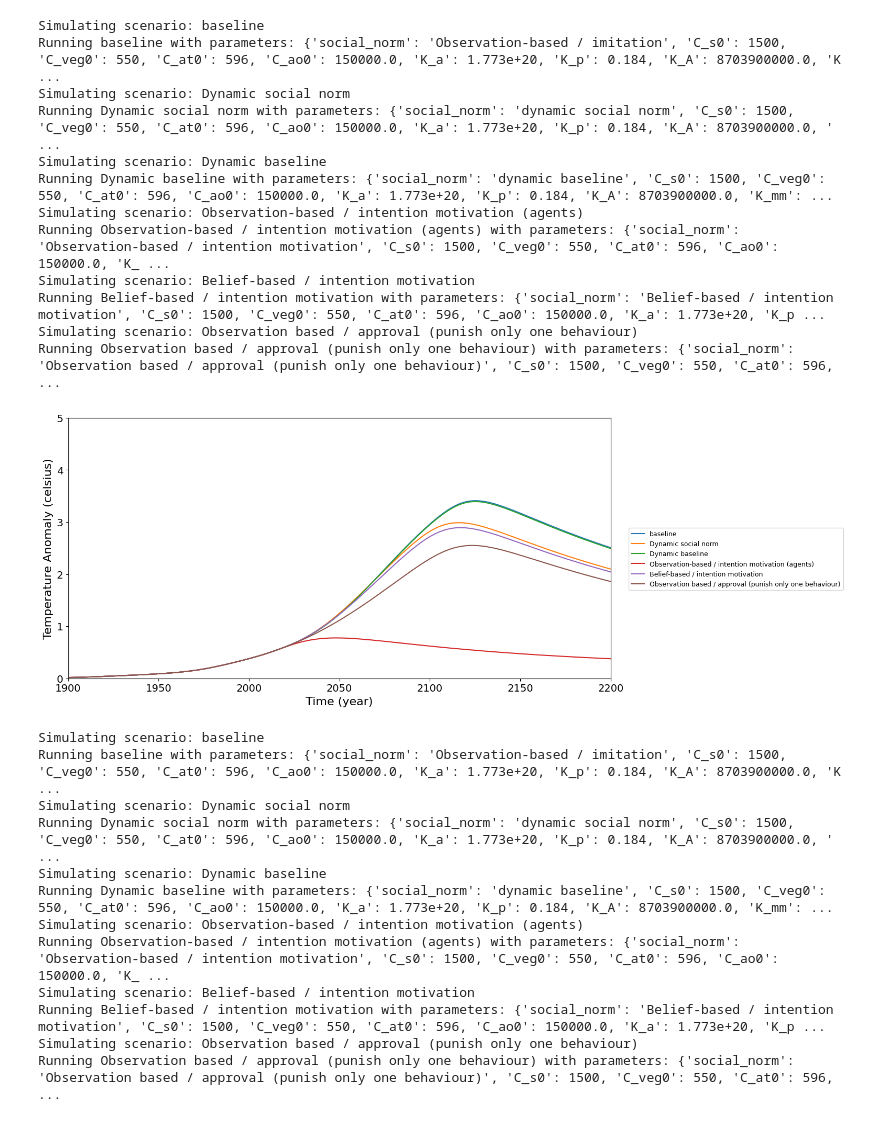
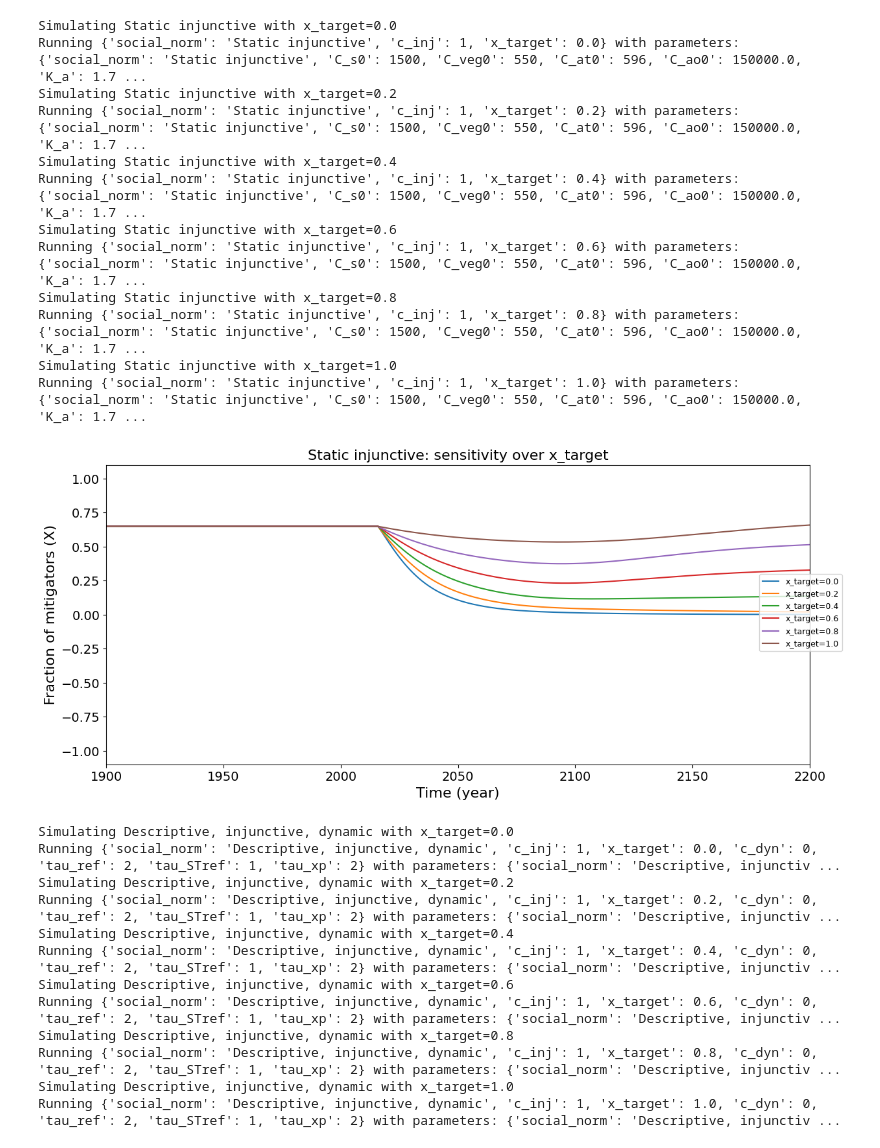
Before and after one commit to Lugg3s/Social-Norms-Climate-Model, a Jupyter notebook: main.ipynb, the cells around one changed output. Drawn from its saved outputs; the diff is of its cells as text; code cells hidden in the pictures.

```diff
--- a/main.ipynb
+++ b/main.ipynb
@@ -23,7 +23,7 @@ simulation_time = 400
 
 # Standard plot for all scenarios
 # res = {name: plotting.simulate(name, simulation_time=simulation_time, simulate_only_x=False) for name in plotting.load_scenarios()}
-# res = {name: plotting.simulate(name, simulation_time=simulation_time) for name in plotting.load_scenarios(include=["baseline", "Observation-based / intention motivation (agents)"])}
+# res = {name: plotting.simulate(name, simulation_time=simulation_time) for name in plotting.load_scenarios(include=["baseline", "Static injunctive", "Descriptive, injunctive, dynamic"])}
 
 # scenario_results = {
 #     name: result["simulation"]
@@ -37,58 +37,59 @@ simulation_time = 400
 #
 # x = social_norms["dynamic social norm"]
 # print(min(x), max(x))
 
 # plotting.plot_temperature(results=scenario_results, simulation_time=simulation_time, show_x_auxiliary=False)
-plotting.plot_temperature(simulation_time=simulation_time, show_x_auxiliary=False)
 # plotting.plot_x(results=scenario_results, simulation_time=simulation_time, show_x_auxiliary=False)
-plotting.plot_x(simulation_time=simulation_time, show_x_auxiliary=False)
+# plotting.plot_temperature(simulation_time=simulation_time, show_x_auxiliary=False)
+# plotting.plot_x(simulation_time=simulation_time, show_x_auxiliary=False)
 # plotting.plot_social_norms(results=social_norms, simulation_time=simulation_time, show_x_auxiliary=False)
 # plotting.plot_social_norms(results=social_norms, simulation_time=simulation_time, show_x_auxiliary=False, scenarios=["dynamic social norm", "dynamic baseline", "baseline"])
 
 # plotting.plot_temperature_sensitivity("x0", np.round(np.arange(0, 1.1, 0.5), 1).tolist())
-# plotting.plot_x_sensitivity("x0", np.round(np.arange(0, 1.1, 0.5), 1).tolist())
+plotting.plot_x_sensitivity(include_scenarios=["Static injunctive", "Descriptive, injunctive, dynamic"], parameter_name="x_target", parameter_values=np.round(np.arange(0, 1.1, 0.2), 1).tolist())
+plotting.plot_x_sensitivity(include_scenarios=["Static injunctive", "Descriptive, injunctive, dynamic"], parameter_name="c_inj", parameter_values=np.round(np.arange(0, 2.2, 0.3), 1).tolist())
 # plotting.plot_temperature_sensitivity("tau_STref", range(1, 150, 10))
 # plotting.plot_temperature_sensitivity("tau_xp", range(1, 150, 10))
 
 # plotting.plot_temperature_sensitivity_2d(
 #     "temperature_factor",
 #     np.round(np.arange(0, 2.1, 0.5), 1).tolist(),
 #     "social_norm_factor",
 #     np.round(np.arange(0, 2.1, 0.5), 1).tolist(),
 #     # include_scenarios=["baseline"],
 #     simulation_time=simulation_time,
 #  )
 # plotting.plot_temperature_sensitivity_2d(
 #     "x0",
 #     np.round(np.arange(0, 1.1, 0.2), 1).tolist(),
 #     "social_norm_factor",
 #     np.round(np.arange(0, 3.1, 0.66), 1).tolist(),
 #     # include_scenarios=["baseline"],
 #     simulation_time=simulation_time,
 #  )
 # %% [output]
-Simulating scenario: baseline
-Running baseline with parameters: {'social_norm': 'Observation-based / imitation', 'C_s0': 1500, 'C_veg0': 550, 'C_at0': 596, 'C_ao0': 150000.0, 'K_a': 1.773e+20, 'K_p': 0.184, 'K_A': 8703900000.0, 'K ...
-Simulating scenario: Dynamic social norm
-Running Dynamic social norm with parameters: {'social_norm': 'dynamic social norm', 'C_s0': 1500, 'C_veg0': 550, 'C_at0': 596, 'C_ao0': 150000.0, 'K_a': 1.773e+20, 'K_p': 0.184, 'K_A': 8703900000.0, ' ...
-Simulating scenario: Dynamic baseline
-Running Dynamic baseline with parameters: {'social_norm': 'dynamic baseline', 'C_s0': 1500, 'C_veg0': 550, 'C_at0': 596, 'C_ao0': 150000.0, 'K_a': 1.773e+20, 'K_p': 0.184, 'K_A': 8703900000.0, 'K_mm': ...
-Simulating scenario: Observation-based / intention motivation (agents)
-Running Observation-based / intention motivation (agents) with parameters: {'social_norm': 'Observation-based / intention motivation', 'C_s0': 1500, 'C_veg0': 550, 'C_at0': 596, 'C_ao0': 150000.0, 'K_ ...
-Simulating scenario: Belief-based / intention motivation
-Running Belief-based / intention motivation with parameters: {'social_norm': 'Belief-based / intention motivation', 'C_s0': 1500, 'C_veg0': 550, 'C_at0': 596, 'C_ao0': 150000.0, 'K_a': 1.773e+20, 'K_p ...
-Simulating scenario: Observation based / approval (punish only one behaviour)
-Running Observation based / approval (punish only one behaviour) with parameters: {'social_norm': 'Observation based / approval (punish only one behaviour)', 'C_s0': 1500, 'C_veg0': 550, 'C_at0': 596, ...
+Simulating Static injunctive with x_target=0.0
+Running {'social_norm': 'Static injunctive', 'c_inj': 1, 'x_target': 0.0} with parameters: {'social_norm': 'Static injunctive', 'C_s0': 1500, 'C_veg0': 550, 'C_at0': 596, 'C_ao0': 150000.0, 'K_a': 1.7 ...
+Simulating Static injunctive with x_target=0.2
+Running {'social_norm': 'Static injunctive', 'c_inj': 1, 'x_target': 0.2} with parameters: {'social_norm': 'Static injunctive', 'C_s0': 1500, 'C_veg0': 550, 'C_at0': 596, 'C_ao0': 150000.0, 'K_a': 1.7 ...
+Simulating Static injunctive with x_target=0.4
+Running {'social_norm': 'Static injunctive', 'c_inj': 1, 'x_target': 0.4} with parameters: {'social_norm': 'Static injunctive', 'C_s0': 1500, 'C_veg0': 550, 'C_at0': 596, 'C_ao0': 150000.0, 'K_a': 1.7 ...
+Simulating Static injunctive with x_target=0.6
+Running {'social_norm': 'Static injunctive', 'c_inj': 1, 'x_target': 0.6} with parameters: {'social_norm': 'Static injunctive', 'C_s0': 1500, 'C_veg0': 550, 'C_at0': 596, 'C_ao0': 150000.0, 'K_a': 1.7 ...
+Simulating Static injunctive with x_target=0.8
+Running {'social_norm': 'Static injunctive', 'c_inj': 1, 'x_target': 0.8} with parameters: {'social_norm': 'Static injunctive', 'C_s0': 1500, 'C_veg0': 550, 'C_at0': 596, 'C_ao0': 150000.0, 'K_a': 1.7 ...
+Simulating Static injunctive with x_target=1.0
+Running {'social_norm': 'Static injunctive', 'c_inj': 1, 'x_target': 1.0} with parameters: {'social_norm': 'Static injunctive', 'C_s0': 1500, 'C_veg0': 550, 'C_at0': 596, 'C_ao0': 150000.0, 'K_a': 1.7 ...
-[figure, old version]
+[figure, new version]
-Simulating scenario: baseline
-Running baseline with parameters: {'social_norm': 'Observation-based / imitation', 'C_s0': 1500, 'C_veg0': 550, 'C_at0': 596, 'C_ao0': 150000.0, 'K_a': 1.773e+20, 'K_p': 0.184, 'K_A': 8703900000.0, 'K ...
-Simulating scenario: Dynamic social norm
-Running Dynamic social norm with parameters: {'social_norm': 'dynamic social norm', 'C_s0': 1500, 'C_veg0': 550, 'C_at0': 596, 'C_ao0': 150000.0, 'K_a': 1.773e+20, 'K_p': 0.184, 'K_A': 8703900000.0, ' ...
-Simulating scenario: Dynamic baseline
-Running Dynamic baseline with parameters: {'social_norm': 'dynamic baseline', 'C_s0': 1500, 'C_veg0': 550, 'C_at0': 596, 'C_ao0': 150000.0, 'K_a': 1.773e+20, 'K_p': 0.184, 'K_A': 8703900000.0, 'K_mm': ...
-Simulating scenario: Observation-based / intention motivation (agents)
-Running Observation-based / intention motivation (agents) with parameters: {'social_norm': 'Observation-based / intention motivation', 'C_s0': 1500, 'C_veg0': 550, 'C_at0': 596, 'C_ao0': 150000.0, 'K_ ...
-Simulating scenario: Belief-based / intention motivation
-Running Belief-based / intention motivation with parameters: {'social_norm': 'Belief-based / intention motivation', 'C_s0': 1500, 'C_veg0': 550, 'C_at0': 596, 'C_ao0': 150000.0, 'K_a': 1.773e+20, 'K_p ...
-Simulating scenario: Observation based / approval (punish only one behaviour)
-Running Observation based / approval (punish only one behaviour) with parameters: {'social_norm': 'Observation based / approval (punish only one behaviour)', 'C_s0': 1500, 'C_veg0': 550, 'C_at0': 596, ...
+Simulating Descriptive, injunctive, dynamic with x_target=0.0
+Running {'social_norm': 'Descriptive, injunctive, dynamic', 'c_inj': 1, 'x_target': 0.0, 'c_dyn': 0, 'tau_ref': 2, 'tau_STref': 1, 'tau_xp': 2} with parameters: {'social_norm': 'Descriptive, injunctiv ...
+Simulating Descriptive, injunctive, dynamic with x_target=0.2
+Running {'social_norm': 'Descriptive, injunctive, dynamic', 'c_inj': 1, 'x_target': 0.2, 'c_dyn': 0, 'tau_ref': 2, 'tau_STref': 1, 'tau_xp': 2} with parameters: {'social_norm': 'Descriptive, injunctiv ...
+Simulating Descriptive, injunctive, dynamic with x_target=0.4
+Running {'social_norm': 'Descriptive, injunctive, dynamic', 'c_inj': 1, 'x_target': 0.4, 'c_dyn': 0, 'tau_ref': 2, 'tau_STref': 1, 'tau_xp': 2} with parameters: {'social_norm': 'Descriptive, injunctiv ...
+Simulating Descriptive, injunctive, dynamic with x_target=0.6
+Running {'social_norm': 'Descriptive, injunctive, dynamic', 'c_inj': 1, 'x_target': 0.6, 'c_dyn': 0, 'tau_ref': 2, 'tau_STref': 1, 'tau_xp': 2} with parameters: {'social_norm': 'Descriptive, injunctiv ...
+Simulating Descriptive, injunctive, dynamic with x_target=0.8
+Running {'social_norm': 'Descriptive, injunctive, dynamic', 'c_inj': 1, 'x_target': 0.8, 'c_dyn': 0, 'tau_ref': 2, 'tau_STref': 1, 'tau_xp': 2} with parameters: {'social_norm': 'Descriptive, injunctiv ...
+Simulating Descriptive, injunctive, dynamic with x_target=1.0
+Running {'social_norm': 'Descriptive, injunctive, dynamic', 'c_inj': 1, 'x_target': 1.0, 'c_dyn': 0, 'tau_ref': 2, 'tau_STref': 1, 'tau_xp': 2} with parameters: {'social_norm': 'Descriptive, injunctiv ...
```
Also changed, not shown: parts of 1 cell of this notebook, 3 other files.
